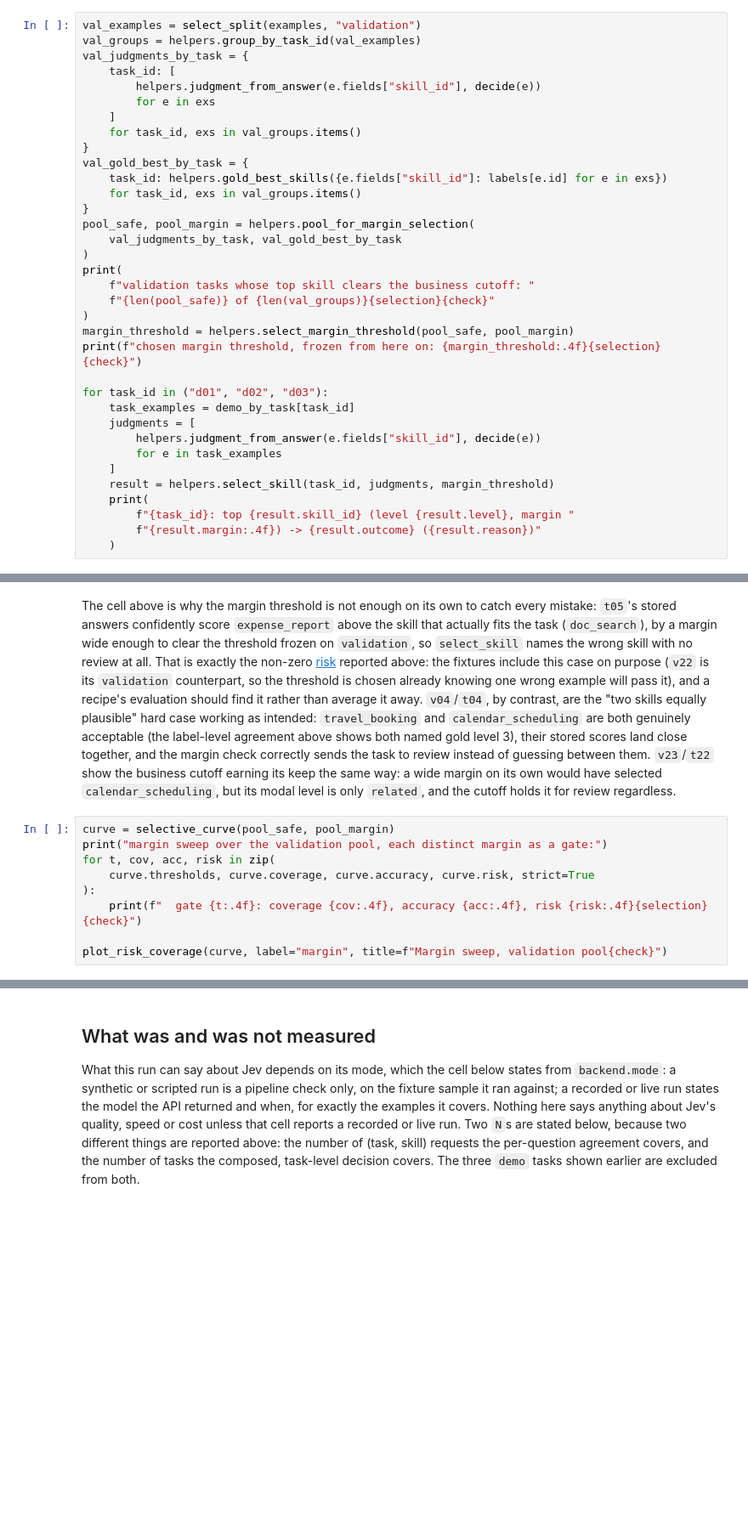
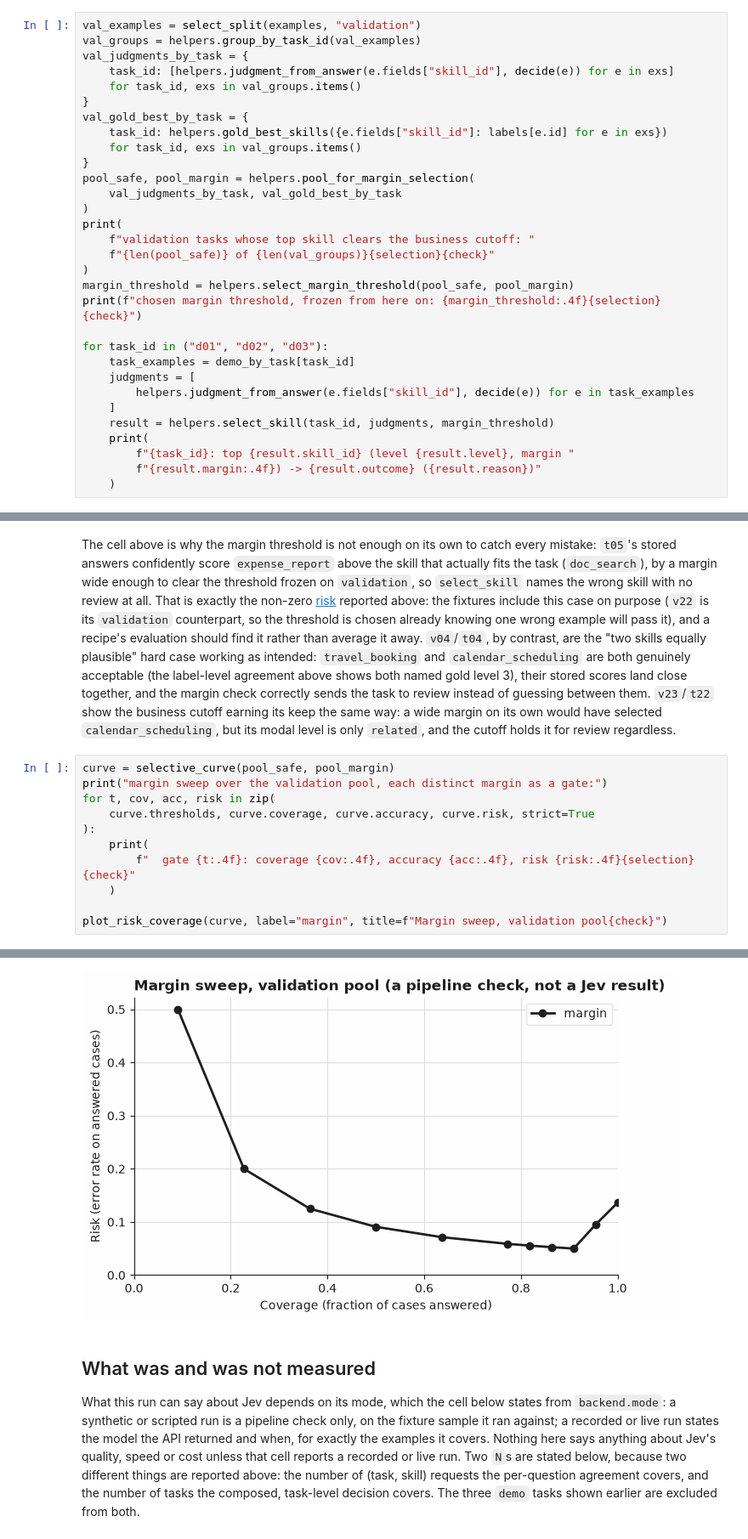
Before and after one commit to Jev-Engineering/cookbook, a Jupyter notebook: recipes/28-skill-selection/notebook.ipynb, the cells around one changed output, grey strips where cells are left out. Shown at 85% size. Drawn from its saved outputs; the diff is of its cells as text; blank space fills up the shorter version.

```diff
--- a/recipes/28-skill-selection/notebook.ipynb
+++ b/recipes/28-skill-selection/notebook.ipynb
@@ -132,10 +209,7 @@ The measurement: at the frozen margin threshold, every task this rule auto-selec
 val_examples = select_split(examples, "validation")
 val_groups = helpers.group_by_task_id(val_examples)
 val_judgments_by_task = {
-    task_id: [
-        helpers.judgment_from_answer(e.fields["skill_id"], decide(e))
-        for e in exs
-    ]
+    task_id: [helpers.judgment_from_answer(e.fields["skill_id"], decide(e)) for e in exs]
     for task_id, exs in val_groups.items()
 }
 val_gold_best_by_task = {
@@ -155,8 +229,7 @@ print(f"chosen margin threshold, frozen from here on: {margin_threshold:.4f}{sel
 for task_id in ("d01", "d02", "d03"):
     task_examples = demo_by_task[task_id]
     judgments = [
-        helpers.judgment_from_answer(e.fields["skill_id"], decide(e))
-        for e in task_examples
+        helpers.judgment_from_answer(e.fields["skill_id"], decide(e)) for e in task_examples
     ]
     result = helpers.select_skill(task_id, judgments, margin_threshold)
     print(
@@ -267,6 +367,9 @@ print("margin sweep over the validation pool, each distinct margin as a gate:")
 for t, cov, acc, risk in zip(
     curve.thresholds, curve.coverage, curve.accuracy, curve.risk, strict=True
 ):
-    print(f"  gate {t:.4f}: coverage {cov:.4f}, accuracy {acc:.4f}, risk {risk:.4f}{selection}{check}")
+    print(
+        f"  gate {t:.4f}: coverage {cov:.4f}, accuracy {acc:.4f}, risk {risk:.4f}{selection}{check}"
+    )
 
 plot_risk_coverage(curve, label="margin", title=f"Margin sweep, validation pool{check}")
+# %% [output]
@@ -273,3 +388,4 @@ plot_risk_coverage(curve, label="margin", title=f"Margin sweep, validation pool{
+[figure, added]
 # %% [markdown]
 ## What was and was not measured
 
```
Also changed, not shown: parts of 13 cells of this notebook, 1 other file.
